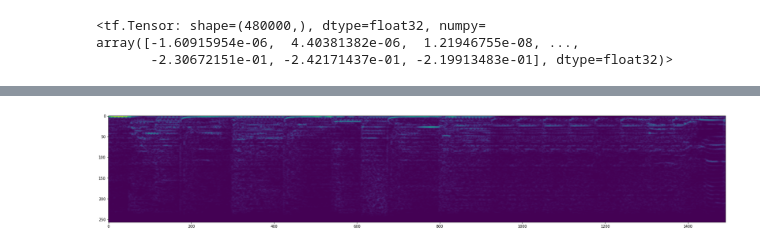
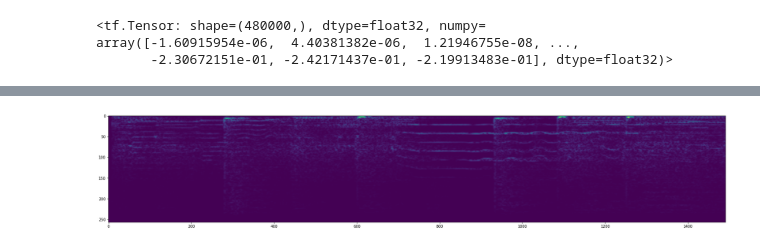
Before and after one commit to GaelGil/music-comparison, a Jupyter notebook: song_classification.ipynb, the cells around one changed output, grey strips where cells are left out. Drawn from its saved outputs; the diff is of its cells as text; code cells hidden in the pictures.

```diff
--- a/song_classification.ipynb
+++ b/song_classification.ipynb
@@ -46,5 +41,5 @@ def preprocess(file_path):
     spectrogram = tf.expand_dims(spectrogram, axis=2)
     return spectrogram
 # %%
-ghost_spectrogram = preprocess('./random/Ghost.wav')
-baby_one_more_time_spectrogram = preprocess('./random/baby_one_more_time.wav')
+bb_spectrum = preprocess('./audio_data/metal_wav/back in black.wav')
+# baby_one_more_time_spectrogram = preprocess('./random/baby_one_more_time.wav')
@@ -53,6 +46,6 @@ WARNING:tensorflow:5 out of the last 5 calls to <function pfor.<locals>.f at 0x.
 # %%
 plt.figure(figsize=(30,20))
-plt.imshow(tf.transpose(ghost_spectrogram)[0])
+plt.imshow(tf.transpose(bb_spectrum)[0])
 plt.show()
 # %% [output]
-[figure, old version]
+[figure, new version]
```
Also changed, not shown: parts of 4 cells of this notebook.
